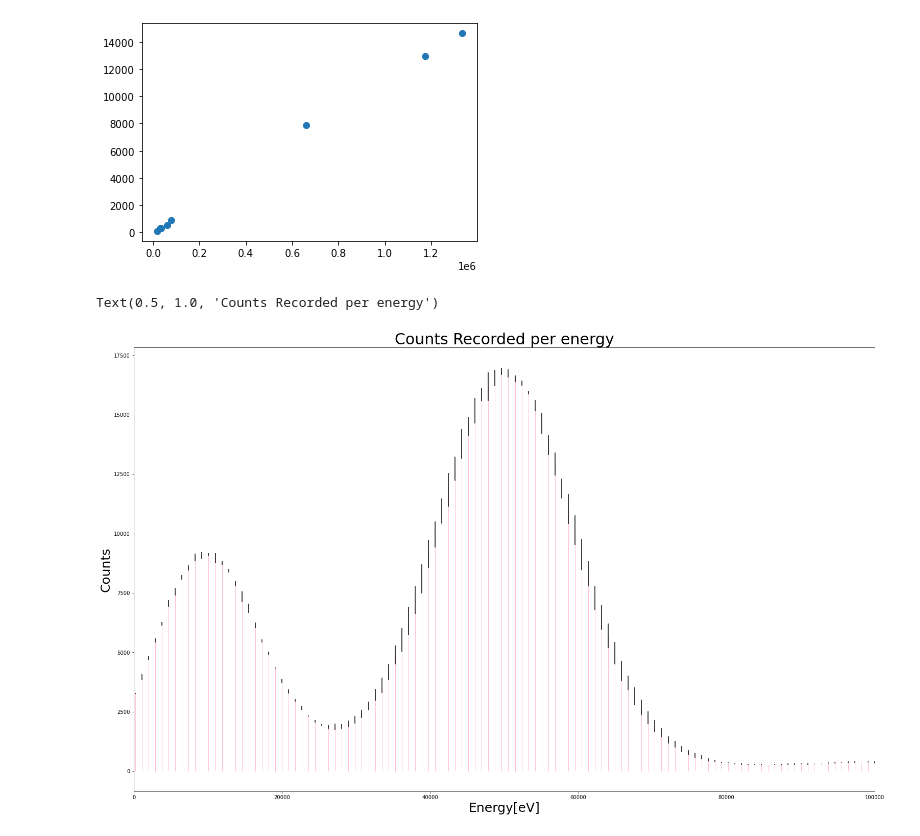
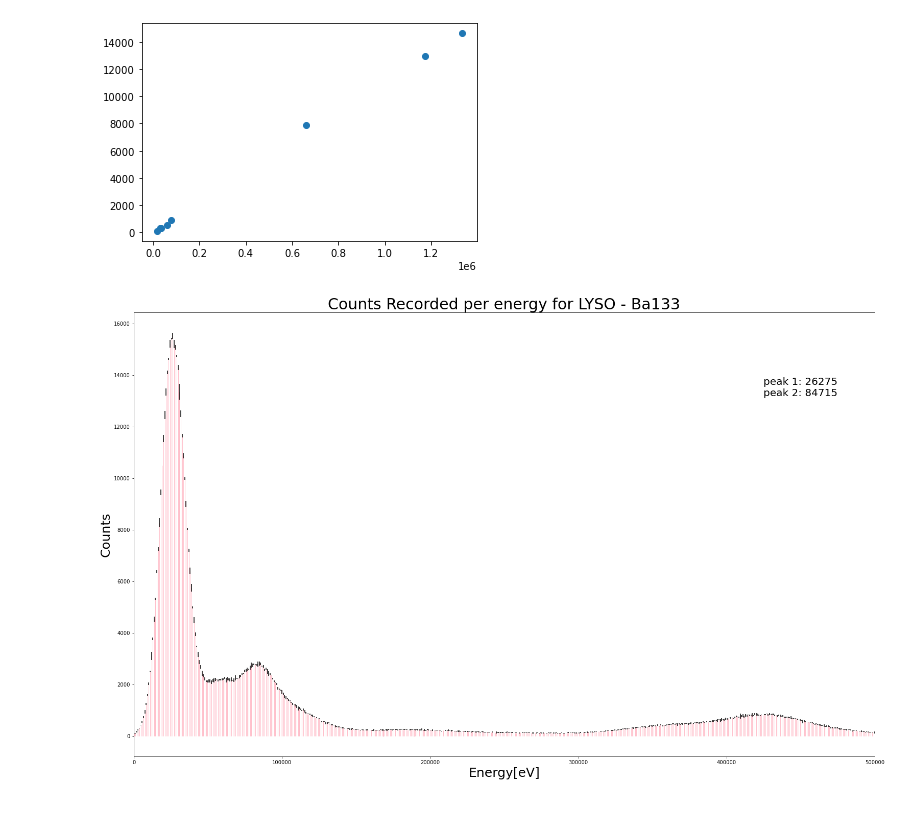
Before and after one commit to diodeamy/GammaSpectra, a Jupyter notebook: graphing.ipynb, the cells around one changed output. Cells and saved outputs as stored; diff of their text form; code cells hidden in the pictures.

```diff
--- a/graphing.ipynb
+++ b/graphing.ipynb
@@ -107,13 +130,38 @@ def retrouvezvous(data1, data2, data3, data4, data5):
+# %%
+######
+dataframe = b
+
+######
+x_min = 0
+x_max = 0.5*10**6
+crystal = 'LYSO'
+source = 'Ba133'
+
+
+######
+energy = dataframe['energy']
+average = dataframe['average']
+error = dataframe['error']
+
+#####
+peaks = peakfind(dataframe, 0, peakwidth = 50000)
+peak1 = int(peaks["peak1"])
+peak2 = int(peaks["peak2"])
 # %%
 fig, ax = plt.subplots(figsize = (26,16))
 
-# barplotting because it feels better than a histogram
-ax.bar(x = a['energy'], height = a['average'], width = 0.8, ec = 'pink', yerr = a['error'])
-ax.set_xlim(xmin=0, xmax = 0.1*10**6)
+ax.bar(x = energy, height = average, width = 0.8, ec = 'pink', yerr = error)
+ax.set_xlim(xmin=x_min, xmax = x_max)
 
 plt.xlabel('Energy[eV]', fontsize = 25)
 plt.ylabel('Counts', fontsize = 25)
-plt.title('Counts Recorded per energy', fontsize = 30)
+plt.title(f'Counts Recorded per energy for {crystal} - {source}', fontsize = 30)
+plt.text(0.85*x_max,
+         np.max(average)*0.85,
+         f"peak 1: {peak1}\npeak 2: {peak2}",
+         dict(size=20)
+        )
+
+plt.savefig(f'Graphs_Energy/{crystal}_{source}.png')
 # %% [output]
-Text(0.5, 1.0, 'Counts Recorded per energy')
-[figure, old version]
+[figure, new version]
```
Also changed, not shown: parts of 8 cells of this notebook.
